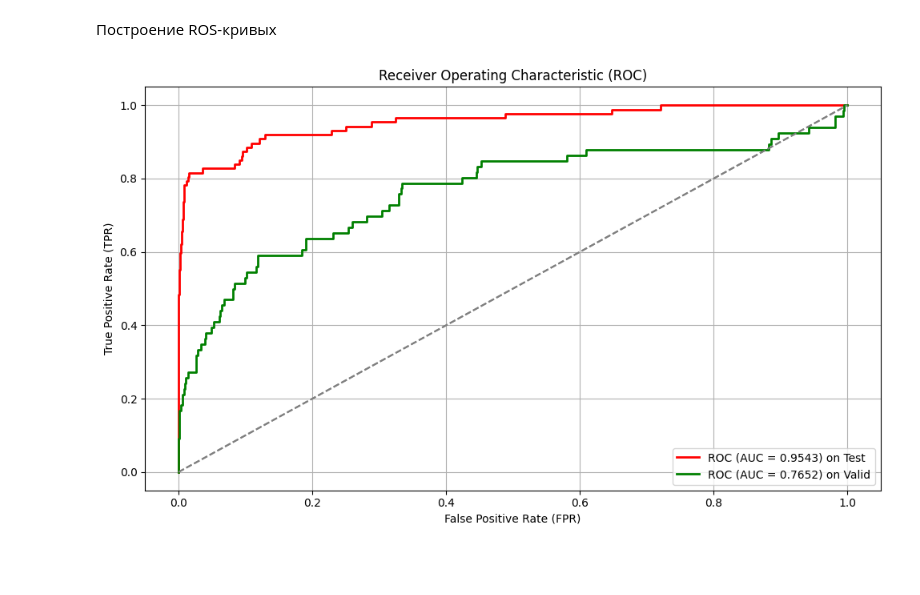
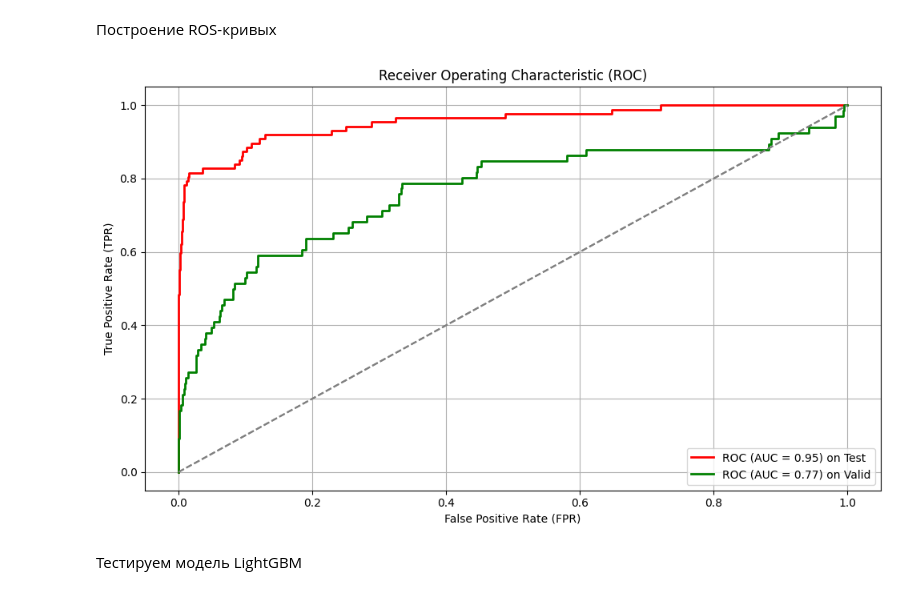
Before and after one commit to pogodaa/second_intensiv_predict_dataset_ot_samolyta, a Jupyter notebook: main.ipynb, the cells around one changed output. Cells and saved outputs as stored; diff of their text form; code cells hidden in the pictures; blank space fills up the shorter version.

```diff
--- a/main.ipynb
+++ b/main.ipynb
@@ -462,17 +434,17 @@ X_test_transformed = preprocessor.transform(X_test)
 X_valid_transformed = preprocessor.transform(X_valid)
 
 # Создание и обучение модели XGBoost
-model = XGBClassifier(scale_pos_weight=len(y_train) / sum(y_train == 1),
+model_xgb = XGBClassifier(scale_pos_weight=len(y_train) / sum(y_train == 1),
                       random_state=42,
                       eval_metric='logloss',
                       max_depth=30,
                       n_estimators=500,
                       learning_rate=0.1)
 
-model.fit(X_train_transformed, y_train)
+model_xgb.fit(X_train_transformed, y_train)
 
-test_preds_xgb = model.predict(X_test_transformed)
-test_preds_proba_xgb = model.predict_proba(X_test_transformed)[:, 1]
+test_preds_xgb = model_xgb.predict(X_test_transformed)
+test_preds_proba_xgb = model_xgb.predict_proba(X_test_transformed)[:, 1]
 test_score_xgb = roc_auc_score(y_test, test_preds_proba_xgb)
 
 print('Test')
@@ -482,8 +454,8 @@ print(f"ROC-AUC: {test_score_xgb:.4f}")
 #########################################################################################
 perenos_()
 
-valid_preds_xgb = model.predict(X_valid_transformed)
-valid_preds_proba_xgb = model.predict_proba(X_valid_transformed)[:, 1]
+valid_preds_xgb = model_xgb.predict(X_valid_transformed)
+valid_preds_proba_xgb = model_xgb.predict_proba(X_valid_transformed)[:, 1]
 valid_score_xgb = roc_auc_score(y_valid, valid_preds_proba_xgb)
 
 print('Valid')
@@ -504,33 +476,35 @@ ROC-AUC: 0.7652
 # %%
 # ROC-кривая для test
 fpr_xgb, tpr_xgb, thresholds_xgb = roc_curve(y_test, test_preds_proba_xgb)
 ROC_test_xgb = roc_auc_score(y_test, test_preds_proba_xgb)
 
 # ROC-кривая для valid
 fpr_valid_xgb, tpr_valid_xgb, thresholds_valid_xgb = roc_curve(y_valid, valid_preds_proba_xgb)
 ROC_valid_xgb = roc_auc_score(y_valid, valid_preds_proba_xgb)
 
 plt.figure(figsize=(10, 6))
 
 # Вывод test
-plt.plot(fpr_xgb, tpr_xgb, color='red', lw=2, label=f'ROC (AUC = {ROC_test_xgb:.4f}) on Test')
+plt.plot(fpr_xgb, tpr_xgb, color='red', lw=2, label=f'ROC (AUC = {ROC_test_xgb:.2f}) on Test')
 plt.plot([0, 1], [0, 1], color='gray', linestyle='--')  # Случайная классификация
 plt.xlabel('False Positive Rate (FPR)')
 plt.ylabel('True Positive Rate (TPR)')
 plt.title('Receiver Operating Characteristic (ROC)')
 plt.legend(loc='lower right')
 plt.grid(True)
 
 # Вывод valid
-plt.plot(fpr_valid_xgb, tpr_valid_xgb, color='green', lw=2, label=f'ROC (AUC = {ROC_valid_xgb:.4f}) on Valid')
+plt.plot(fpr_valid_xgb, tpr_valid_xgb, color='green', lw=2, label=f'ROC (AUC = {ROC_valid_xgb:.2f}) on Valid')
 plt.plot([0, 1], [0, 1], color='gray', linestyle='--')  # Случайная классификация
 plt.xlabel('False Positive Rate (FPR)')
 plt.ylabel('True Positive Rate (TPR)')
 plt.title('Receiver Operating Characteristic (ROC)')
 plt.legend(loc='lower right')
 plt.grid(True)
 
 plt.tight_layout()
 plt.show()
 # %% [output]
-[figure, old version]
+[figure, new version]
+# %% [markdown]
+Тестируем модель LightGBM
```
Also changed, not shown: parts of 21 cells of this notebook.
